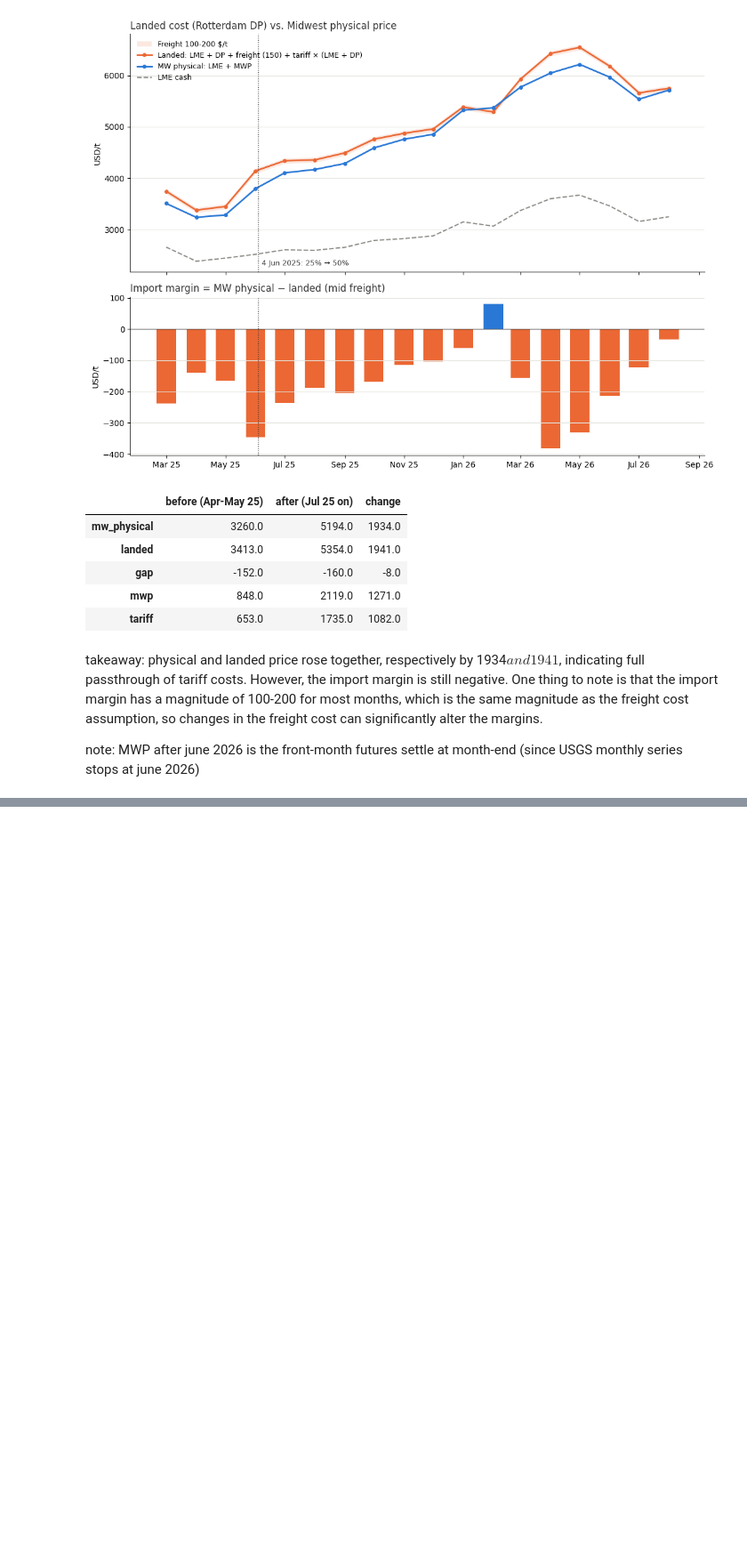
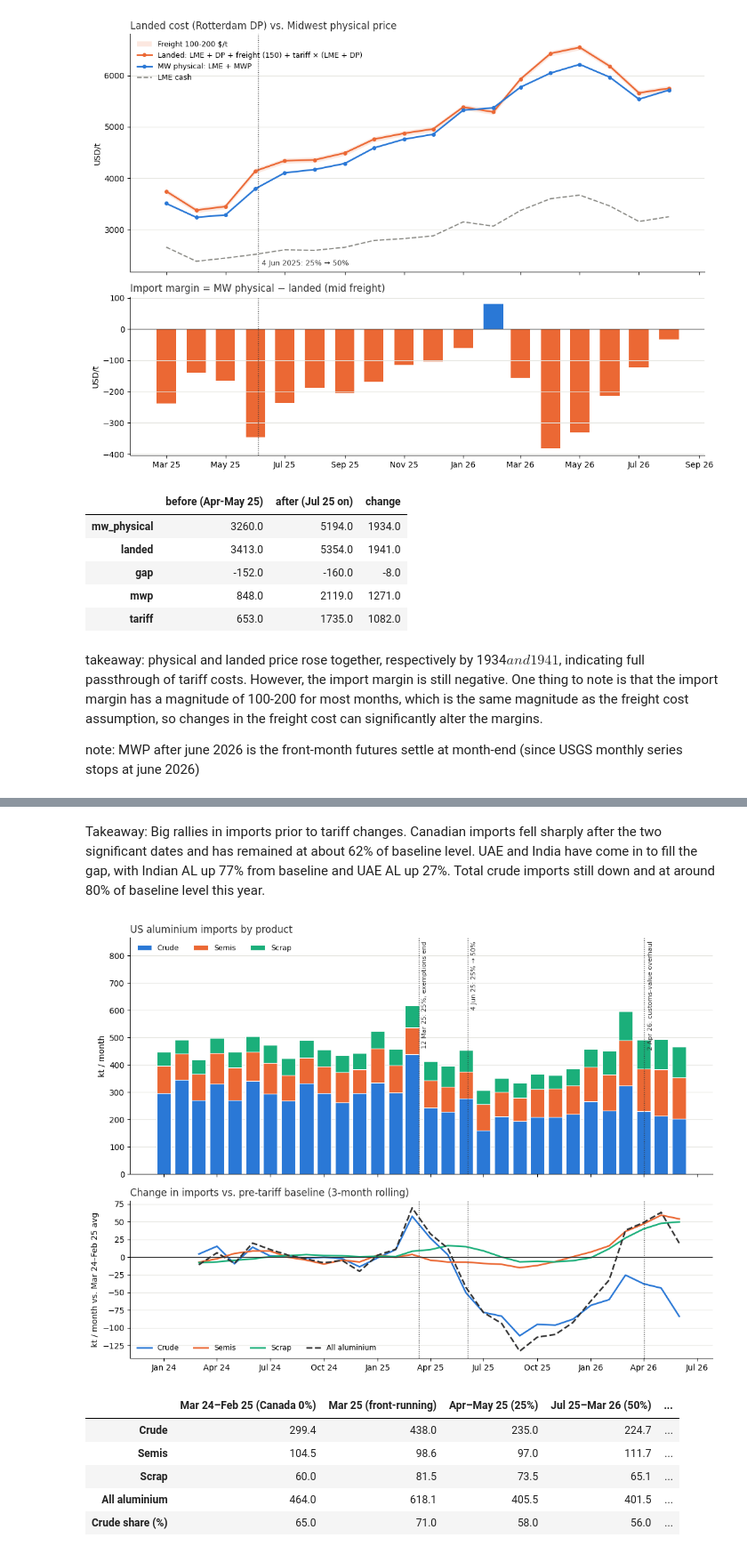
Before and after one commit to ricardo-sonda/al-mwp, a Jupyter notebook: notebook.ipynb, the cells around one changed output, grey strips where cells are left out. Shown at 89% size. Cells and saved outputs as stored; diff of their text form; code cells hidden in the pictures; blank space fills up the shorter version.

```diff
--- a/notebook.ipynb
+++ b/notebook.ipynb
@@ -113,0 +209,60 @@ note: MWP after june 2026 is the front-month futures settle at month-end (since
+# %% [markdown]
+Takeaway: Big rallies in imports prior to tariff changes. Canadian imports fell sharply after the two significant dates and has remained at about 62% of baseline level. UAE and India have come in to fill the gap, with Indian AL up 77% from baseline and UAE AL up 27%. Total crude imports still down and at around 80% of baseline level this year.
+# %%
+# US aluminium imports by product: crude (unwrought) vs. semis vs. scrap, all origins
+by_product = (imports[imports["country"] == "Total"].set_index("date")
+              [["crude_t", "semis_t", "scrap_t"]]
+              .rename(columns={"crude_t": "Crude", "semis_t": "Semis", "scrap_t": "Scrap"})
+              .loc["2024-01-01":] / 1e3)   # kt
+
+fig, (ax1, ax2) = plt.subplots(2, 1, figsize=(11, 8), sharex=True,
+                               gridspec_kw={"height_ratios": [3, 2]})
+
+bottom = pd.Series(0.0, index=by_product.index)
+for col, color in zip(by_product.columns, SERIES_COLORS):
+    ax1.bar(by_product.index, by_product[col], bottom=bottom, width=24, color=color,
+            edgecolor="white", linewidth=0.8, label=col)
+    bottom += by_product[col]
+ax1.set_ylabel("kt / month")
+ax1.set_title("US aluminium imports by product", loc="left", color=INK)
+ax1.set_ylim(0, by_product.sum(axis=1).max() * 1.4)
+ax1.legend(loc="upper left", frameon=False, fontsize=9, ncol=3)
+
+# Change vs. pre-tariff baseline (12 months to Feb 2025), 3-month rolling, in kt so the products add up
+prod = by_product.assign(**{"All aluminium": by_product.sum(axis=1)})
+base_prod = prod.loc["2024-03-01":"2025-02-01"].mean()
+chg_prod = prod.rolling(3).mean() - base_prod
+for col, color, ls in zip(chg_prod.columns, SERIES_COLORS[:3] + [INK], ["-", "-", "-", "--"]):
+    ax2.plot(chg_prod.index, chg_prod[col], color=color, lw=2, ls=ls, label=col)
+ax2.axhline(0, color=INK, lw=0.8)
+ax2.set_ylabel("kt / month vs. Mar 24–Feb 25 avg")
+ax2.set_title("Change in imports vs. pre-tariff baseline (3-month rolling)", loc="left", color=INK)
+ax2.legend(loc="lower left", frameon=False, fontsize=9, ncol=4)
+
+for ax in (ax1, ax2):
+    for d in EVENTS:
+        ax.axvline(d, color=INK, lw=1, ls=":")
+    ax.grid(axis="y", color="#e5e5e0", lw=0.8)
+    ax.set_axisbelow(True)
+    ax.spines[["top", "right"]].set_visible(False)
+for d, label in EVENTS.items():
+    ax1.annotate(label, xy=(d, ax1.get_ylim()[1]), xytext=(4, -4), textcoords="offset points",
+                 fontsize=8, color=INK, rotation=90, va="top")
+ax2.xaxis.set_major_formatter(mdates.DateFormatter("%b %y"))
+fig.tight_layout()
+plt.show()
+
+# Average monthly imports (kt) by product in each tariff regime (same windows as the by-origin table)
+regimes_prod = pd.DataFrame({k: prod.loc[a:b].mean() for k, (a, b) in WINDOWS.items()}).round(1)
+regimes_prod.loc["Crude share (%)"] = (regimes_prod.loc["Crude"] / regimes_prod.loc["All aluminium"] * 100).round(0)
+regimes_prod["50% vs. baseline (kt)"] = (regimes_prod["Jul 25–Mar 26 (50%)"] - regimes_prod["Mar 24–Feb 25 (Canada 0%)"]).round(1)
+regimes_prod.loc["Crude share (%)", "50% vs. baseline (kt)"] = None
+regimes_prod
+# %% [output]
+[figure, added]
+|  | Mar 24–Feb 25 (Canada 0%) | Mar 25 (front-running) | Apr–May 25 (25%) | Jul 25–Mar 26 (50%) | ... |
+| Crude | 299.4 | 438.0 | 235.0 | 224.7 | ... |
+| Semis | 104.5 | 98.6 | 97.0 | 111.7 | ... |
+| Scrap | 60.0 | 81.5 | 73.5 | 65.1 | ... |
+| All aluminium | 464.0 | 618.1 | 405.5 | 401.5 | ... |
+| Crude share (%) | 65.0 | 71.0 | 58.0 | 56.0 | ... |
```
Also changed, not shown: parts of 5 cells of this notebook, 1 other file.
